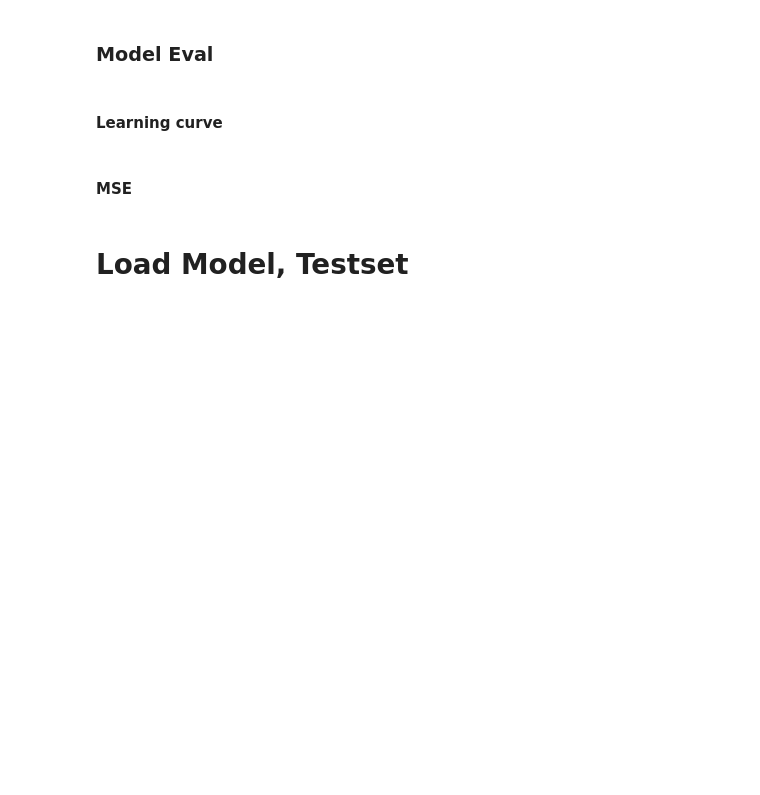
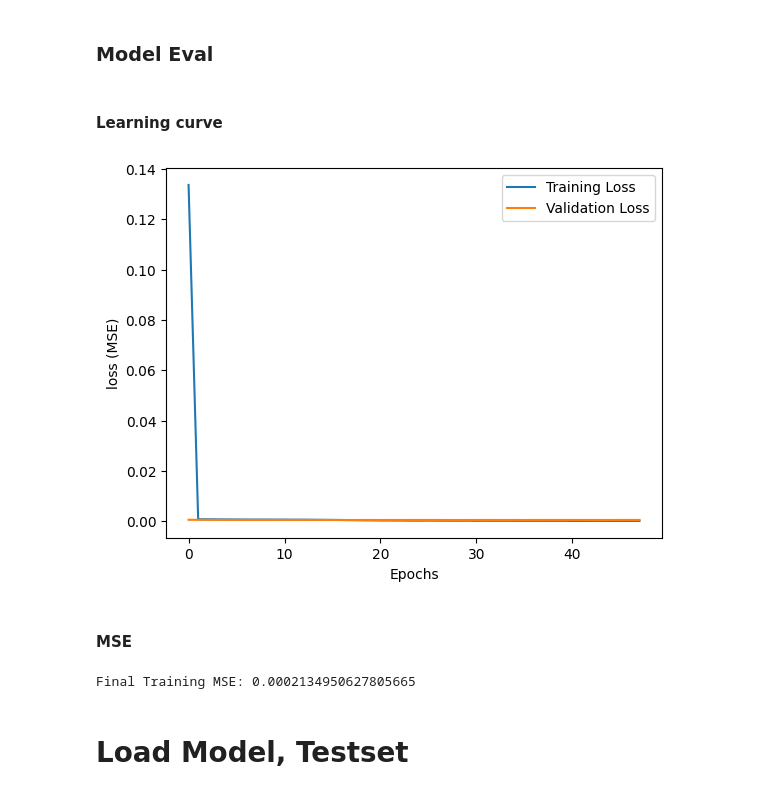
Before and after one commit to mummy-alive/Ariel2024, a Jupyter notebook: CNN2D.ipynb, the cells around one changed output. Saved outputs shown, nothing was run; the diff lists cells and outputs as text; code cells hidden in the pictures; blank space fills up the shorter version.

```diff
--- a/CNN2D.ipynb
+++ b/CNN2D.ipynb
@@ -58,0 +262,7 @@ data_train.shape, data_train_FGS.shape, data_test.shape, data_test_FGS.shape
+# %%
+def suppress_mean(targets, mean):
+    return targets - mean[:, np.newaxis]
+
+train_targets_shift = suppress_mean(train_targets, train_targets_mean)
+valid_targets_shift = suppress_mean(valid_targets, valid_targets_mean)
+train_targets_shift.shape, valid_targets_shift.shape
@@ -58,0 +280,8 @@ data_train.shape, data_train_FGS.shape, data_test.shape, data_test_FGS.shape
+# %%
+def target_normalize(train_targets, valid_targets):
+    max_abs_value = max(np.abs(train_targets).max(), np.abs(valid_targets).max())
+    train_targets_norm = train_targets / max_abs_value
+    valid_targets_norm = valid_targets / max_abs_value
+    return train_targets_norm, valid_targets_norm, max_abs_value
+
+train_targets_norm, valid_targets_norm, target_abs_max = target_normalize(train_targets_shift, valid_targets_shift)
@@ -89,11 +365,47 @@ output = Dense(283, activation='linear')(x)
+# %%
+early_stopping = EarlyStopping(
+    monitor='val_loss',
+    patience=PATIENCE,
+    restore_best_weights=True
+)
 # %% [markdown]
 ### Train Model
+# %%
+history = model.fit(
+     x = train_obs_norm,
+     y = train_targets_norm,
+     validation_data = (valid_obs_norm, valid_targets_norm),
+     batch_size=BATCH_SIZE,
+     epochs= EPOCHS,
+     shuffle=True,
+     verbose=0,
+    callbacks=[model_ckt, early_stopping]
+ )
 # %% [markdown]
 ### Model Eval
 # %% [markdown]
 #### Learning curve
+# %%
+loss = history.history['loss']
+val_loss = history.history['val_loss']
+
+plt.plot(loss,  label='Training Loss')
+plt.plot(val_loss, label='Validation Loss')
+plt.xlabel('Epochs')
+plt.ylabel('loss (MSE)')
+plt.legend()
+plt.show()
+# %% [output]
+[figure, added]
 # %% [markdown]
 #### MSE
+# %%
+final_training_mse = loss[-1]
+final_validation_mse = val_loss[-1]
+
+print(f'Final Training MSE: {final_training_mse}')
+# %% [output]
+Final Training MSE: 0.0002134950627805665
 # %% [markdown]
 # Load Model, Testset
 # %% [markdown]
```
Also changed, not shown: parts of 52 cells of this notebook.
